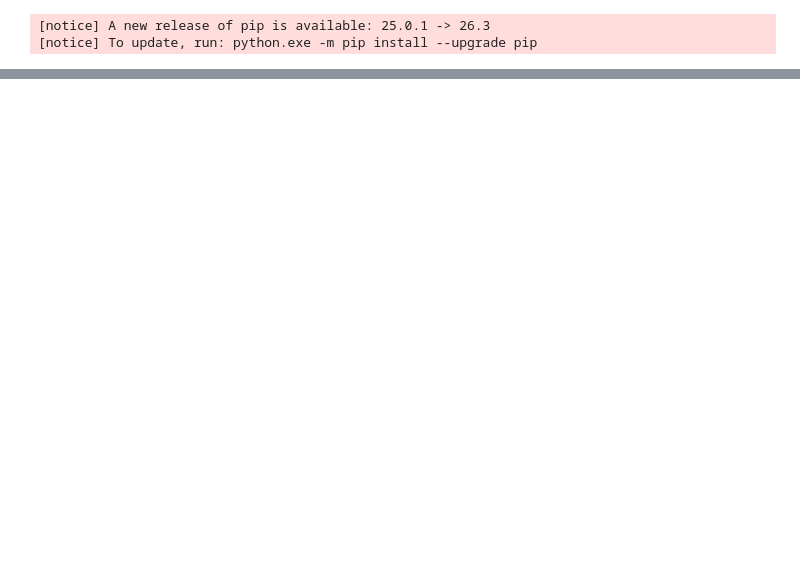
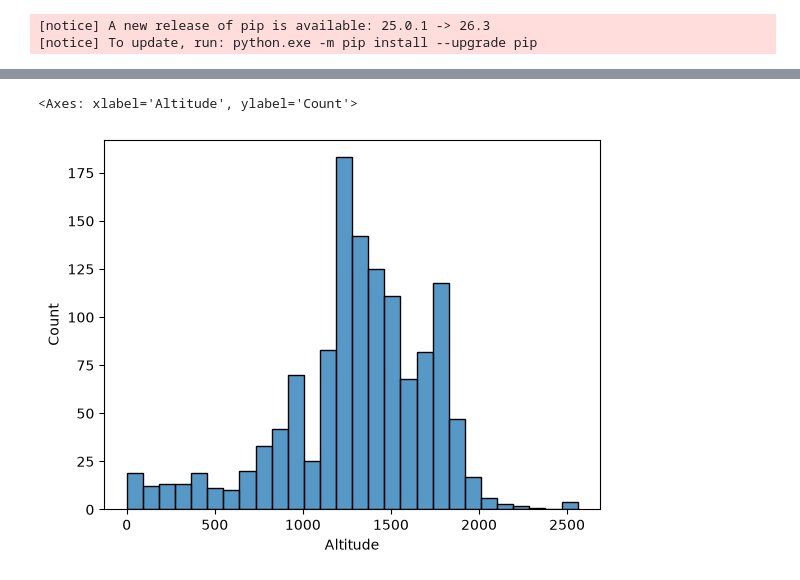
Before and after one commit to Matthew040310/visual-analytics-project, a Jupyter notebook: notebooks/cqi_eda.ipynb, the cells around one changed output, grey strips where cells are left out. Saved outputs shown, nothing was run; the diff lists cells and outputs as text; code cells hidden in the pictures; blank space fills up the shorter version.

```diff
--- a/notebooks/cqi_eda.ipynb
+++ b/notebooks/cqi_eda.ipynb
@@ -113,5 +92,0 @@ See the caveats in the documentation: https://pandas.pydata.org/pandas-docs/stab
-# %%
-# separate into start and end for harvest years with 2 years
-yrs = df_trunc['Harvest Year'].astype(str).str.findall(r'\d{4}')
-df_trunc['Year Start'] = yrs.apply(lambda x: int(min(x)) if x else np.nan)
-df_trunc['Year End']   = yrs.apply(lambda x: int(max(x)) if x else np.nan)
@@ -187,0 +115,13 @@ Name: Altitude M, dtype: float64
+# %%
+def clean_region(s, country):
+    if pd.isna(s):
+        return pd.NA
+    t = unicodedata.normalize("NFKD", str(s))
+    t = "".join(ch for ch in t if not unicodedata.combining(ch)).lower()   # drop accents, keep CJK
+    t = re.sub(r"\(.*?\)", "", t)                                          # drop (R.O.C.) etc.
+    t = re.sub(r"[^\w, ]+", " ", t)                                        # punctuation -> space
+    parts = [re.sub(r"\s+", " ", p).strip() for p in t.split(",")]
+    parts = [p for p in parts if p and p != str(country).lower()]          # drop trailing country name
+    return ", ".join(parts) or pd.NA
+
+df["Region_Clean"] = [clean_region(r, c) for r, c in zip(df["Region"], df["Country_of_Origin"])]
@@ -187,0 +170,18 @@ Name: Altitude M, dtype: float64
+# %%
+def parse_harvest_year(v):
+    if pd.isna(v):
+        return pd.Series([pd.NA, pd.NA])
+    s = str(v).strip().lower()
+    yrs = re.findall(r"20\d{2}", s)                        # 2021 / 2022, 4T72010, Spring 2011 ...
+    if not yrs:
+        if m := re.fullmatch(r"(\d{2})/(\d{2}) crop", s):  # 08/09 crop
+            yrs = [2000 + int(m[1]), 2000 + int(m[2])]
+        elif m := re.fullmatch(r"\dt/(\d{2})", s):         # 4T/10
+            yrs = [2000 + int(m[1])]
+        elif m := re.search(r"[a-z]{3}-(\d{2})$", s):      # Mar-10, 23-Jul-10 (Excel-mangled)
+            yrs = [2000 + int(m[1])]
+    yrs = [int(y) for y in yrs]
+    return pd.Series([min(yrs), max(yrs)] if yrs else [pd.NA, pd.NA])
+
+df[["Harvest_Year_Start", "Harvest_Year_End"]] = df["Harvest_Year"].apply(parse_harvest_year)
+df[["Harvest_Year_Start", "Harvest_Year_End"]] = df[["Harvest_Year_Start", "Harvest_Year_End"]].astype("Int64")
@@ -187,0 +222,5 @@ Name: Altitude M, dtype: float64
+# %%
+sns.histplot(df['Altitude'])
+# %% [output]
+<Axes: xlabel='Altitude', ylabel='Count'>
+[figure, added]
```
Also changed, not shown: parts of 28 cells of this notebook, 5 other files.
